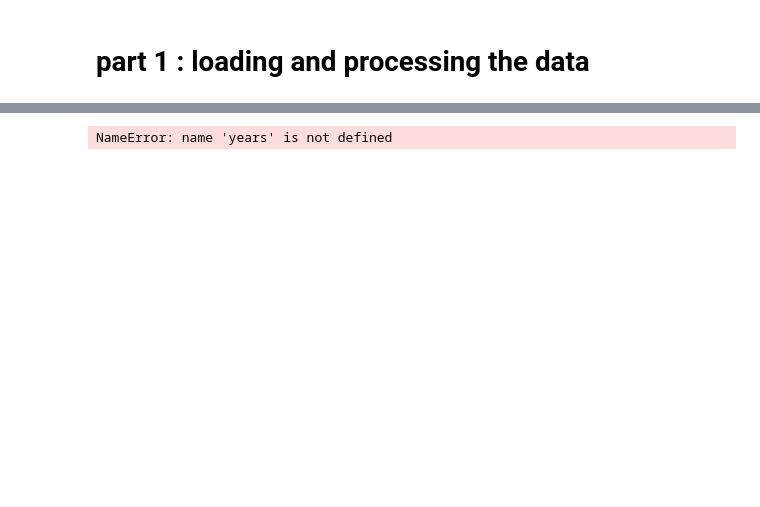
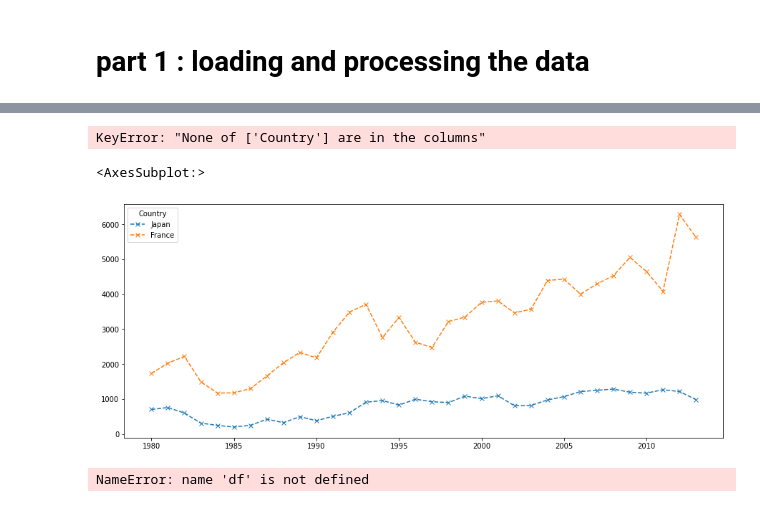
Before and after one commit to Ayush121096/Data-Analytics-2022, a Jupyter notebook: datascience/01 analysis.ipynb, the cells around one changed output, grey strips where cells are left out. Cells and saved outputs as stored; diff of their text form; code cells hidden in the pictures; blank space fills up the shorter version.

```diff
--- a/datascience/01 analysis.ipynb
+++ b/datascience/01 analysis.ipynb
@@ -34,0 +148,3 @@ canada.set_index('Country', inplace=True)
+# %%
+canada['mean'] = canada.loc[:,years].mean(axis=1)
+canada.head(3) # same as above
@@ -34,0 +157,3 @@ canada.set_index('Country', inplace=True)
+# %%
+canada['faltu'] =  0 # to add column,,, first make dictonary
+canada.head(3)
@@ -34,0 +168,11 @@ canada.set_index('Country', inplace=True)
+# %%
+canada.rename(
+    columns={
+        'OdName': 'Country',
+        'AreaName': 'Continent',
+        'RegName': 'Region',
+        'DevName': 'Status',
+    },
+    inplace=True # rename real name in to new name
+
+)
@@ -35,4 +189,14 @@ canada.set_index('Country', inplace=True)
+# %%
+canada.set_index('Country', inplace=True)
+# %% [output]
+KeyError: "None of ['Country'] are in the columns"
 # %%
-canada.loc['Japan',years].plot(kind='line', figsize=(15,6), style='x--')
+canada.loc[['Japan','France'],years].T.plot(kind='line',figsize = (15,6), style='x--')
 # %% [output]
-NameError: name 'years' is not defined
+<AxesSubplot:>
+[figure, added]
+# %%
+df.loc[rowrange, columnrange]
+df.loc[:, rangeofyears ].sum(axis=1)
+# %% [output]
+NameError: name 'df' is not defined
```
Also changed, not shown: parts of 46 cells of this notebook, 5 other files.
